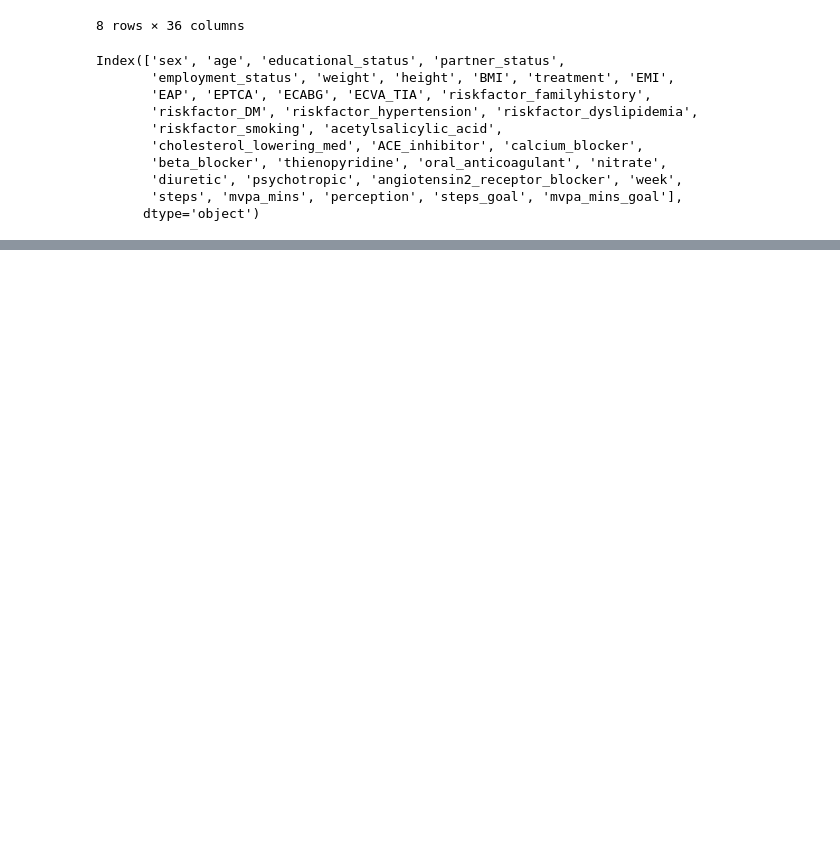
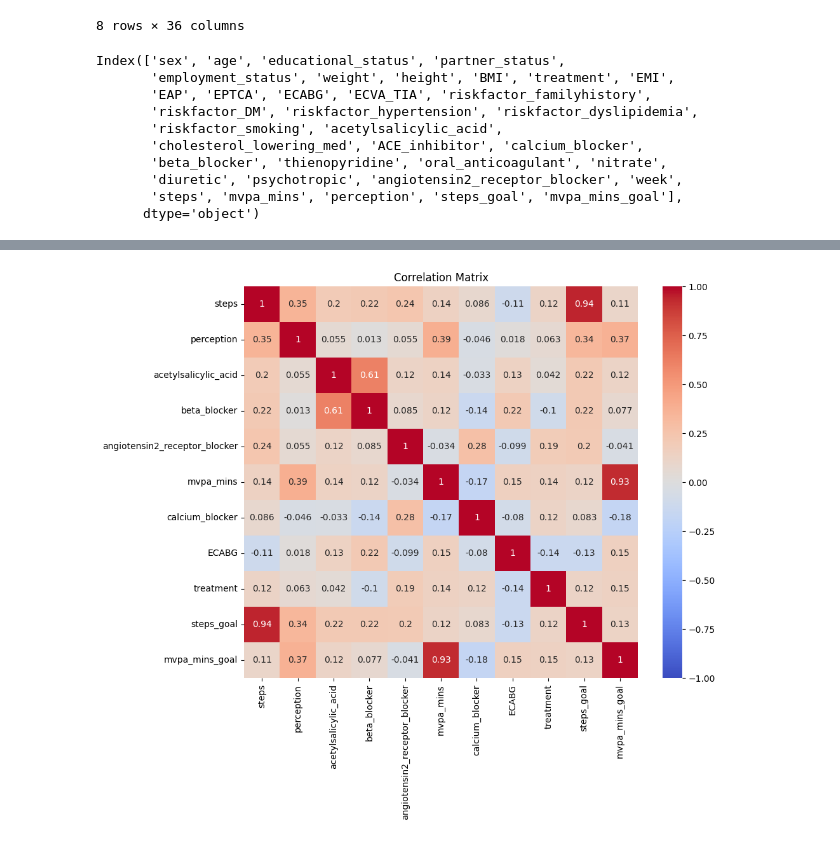
Before and after one commit to aliowx/activity-goal-prediction, a Jupyter notebook: notebook/test.ipynb, the cells around one changed output, grey strips where cells are left out. Saved outputs shown, nothing was run; the diff lists cells and outputs as text; code cells hidden in the pictures; blank space fills up the shorter version.

```diff
--- a/notebook/test.ipynb
+++ b/notebook/test.ipynb
@@ -157,0 +224,6 @@ plt.show()
+# %%
+imputer = KNNImputer(n_neighbors=5)
+df[['steps_goal', 'mvpa_mins_goal', 'EMI', 'EAP', 'EPTCA', 'ECABG', 'ECVA_TIA']] = pd.DataFrame(
+    imputer.fit_transform(df[['steps_goal', 'mvpa_mins_goal', 'EMI', 'EAP', 'EPTCA', 'ECABG', 'ECVA_TIA']]),
+    columns=['steps_goal', 'mvpa_mins_goal', 'EMI', 'EAP', 'EPTCA', 'ECABG', 'ECVA_TIA']
+)
@@ -157,0 +311,32 @@ plt.show()
+# %%
+def analyze_correlations(df, target_columns=['steps_goal', 'mvpa_mins_goal']):
+    import seaborn as sns
+    import matplotlib.pyplot as plt
+    import logging
+
+    logger = logging.getLogger()
+    variance = df.var(numeric_only=True)
+    non_zero_variance_cols = variance[variance > 0].index
+    df = df[non_zero_variance_cols]
+    logger.info(f"Kept {len(non_zero_variance_cols)} columns with non-zero variance")
+
+    correlation_matrix = df.corr()
+    top_features = []
+    for target in target_columns:
+        corr = correlation_matrix[target].abs().sort_values(ascending=False)[1:6]
+        top_features.extend(corr.index)
+    top_features = list(pd.Series(top_features).unique())[:10]
+    selected_columns = top_features + target_columns
+    corr_subset = correlation_matrix.loc[selected_columns, selected_columns]
+
+    plt.figure(figsize=(10, 8))
+    sns.heatmap(corr_subset, annot=True, cmap='coolwarm', vmin=-1, vmax=1, center=0)
+    plt.title('Correlation Matrix')
+    plt.savefig('correlation_matrix.png')
+    logger.info("Saved correlation matrix")
+    plt.show()
+
+    return df, top_features
+
+data_clean, top_features = analyze_correlations(df_clean)
+# %% [output]
@@ -157,0 +345 @@ plt.show()
+[figure, added]
```
Also changed, not shown: parts of 26 cells of this notebook.
